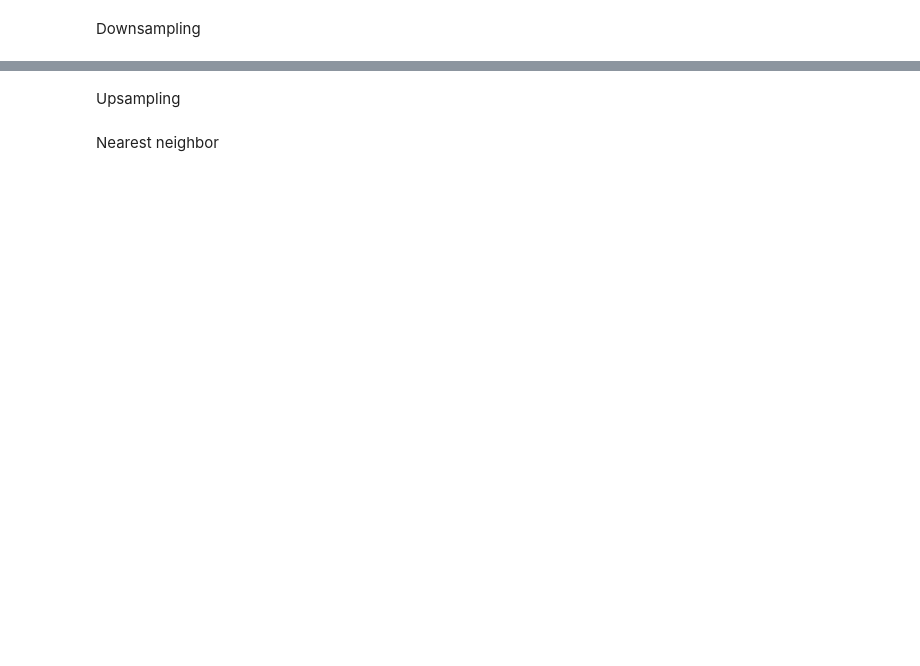
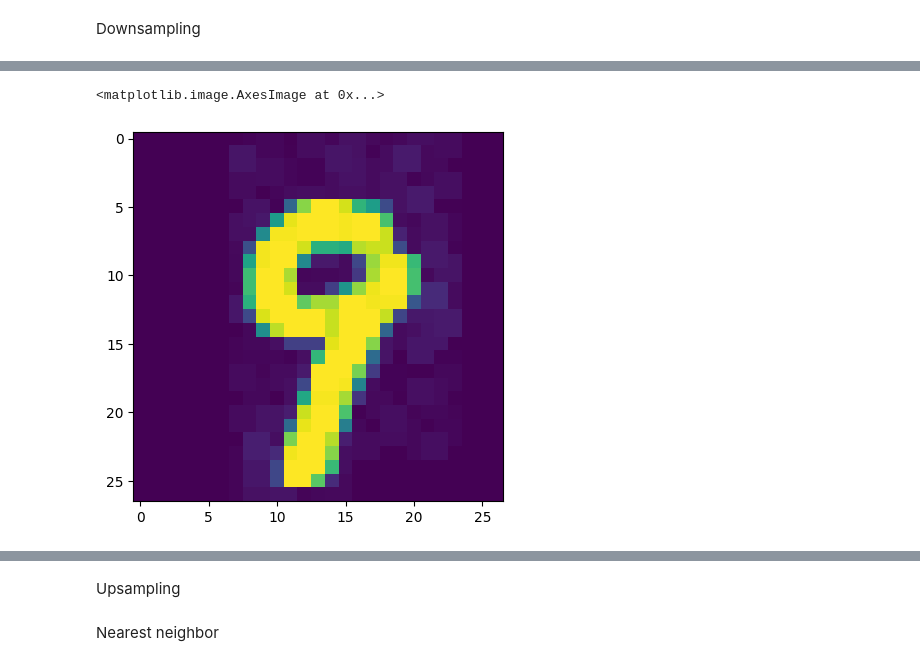
Before and after one commit to fujimotoAr/PACD-Assignments, a Jupyter notebook: PCD_Assignment01.ipynb, the cells around one changed output, grey strips where cells are left out. Drawn from its saved outputs; the diff is of its cells as text; code cells hidden in the pictures; blank space fills up the shorter version.

```diff
--- a/PCD_Assignment01.ipynb
+++ b/PCD_Assignment01.ipynb
@@ -95,0 +112,5 @@ array([[3, 4],
+# %%
+plt.imshow(max_downsampling(image))
+# %% [output]
+<matplotlib.image.AxesImage at 0x...>
+[figure, added]
```
Also changed, not shown: parts of 28 cells of this notebook, 1 other file.
